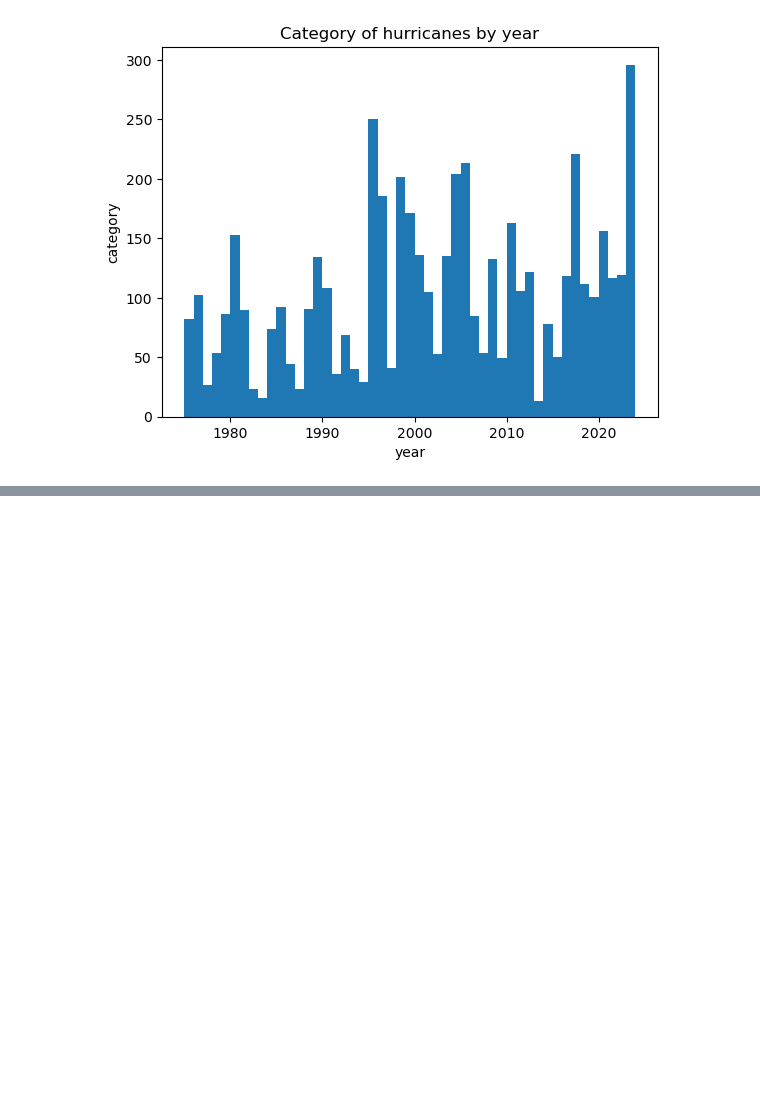
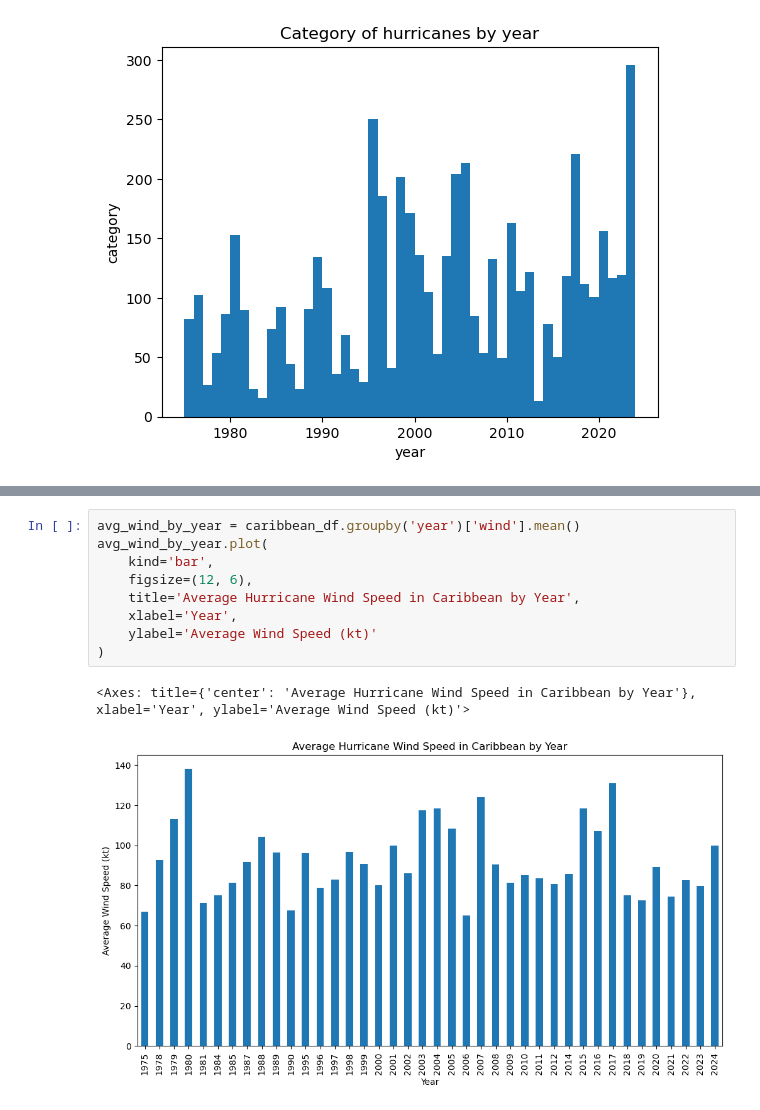
Before and after one commit to jadalee26/ISAT-Semester-Project, a Jupyter notebook: Code/Figure presentation.ipynb, the cells around one changed output, grey strips where cells are left out. Cells and saved outputs as stored; diff of their text form; blank space fills up the shorter version.

```diff
--- a/Code/Figure presentation.ipynb
+++ b/Code/Figure presentation.ipynb
@@ -123,0 +150,12 @@ plt.show()
+# %%
+avg_wind_by_year = caribbean_df.groupby('year')['wind'].mean()
+avg_wind_by_year.plot(
+    kind='bar',
+    figsize=(12, 6),
+    title='Average Hurricane Wind Speed in Caribbean by Year',
+    xlabel='Year',
+    ylabel='Average Wind Speed (kt)'
+)
+# %% [output]
+<Axes: title={'center': 'Average Hurricane Wind Speed in Caribbean by Year'}, xlabel='Year', ylabel='Average Wind Speed (kt)'>
+[figure, added]
```
Also changed, not shown: parts of 11 cells of this notebook, 6 other files.
